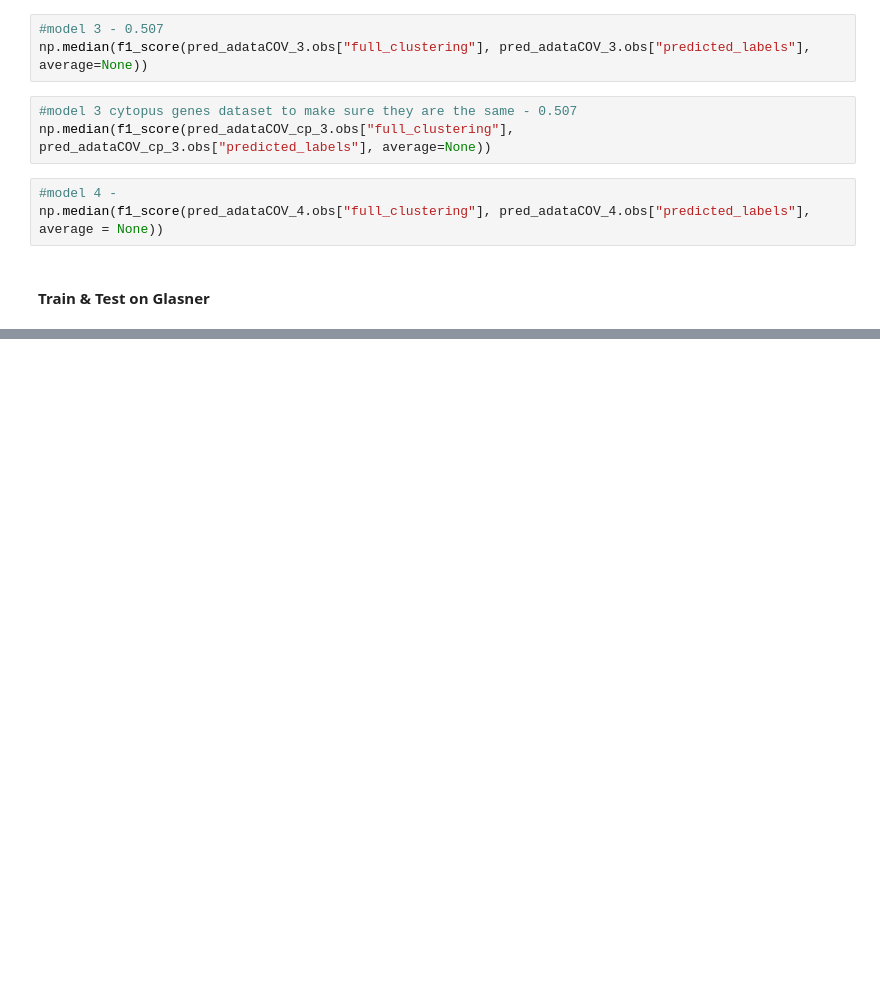
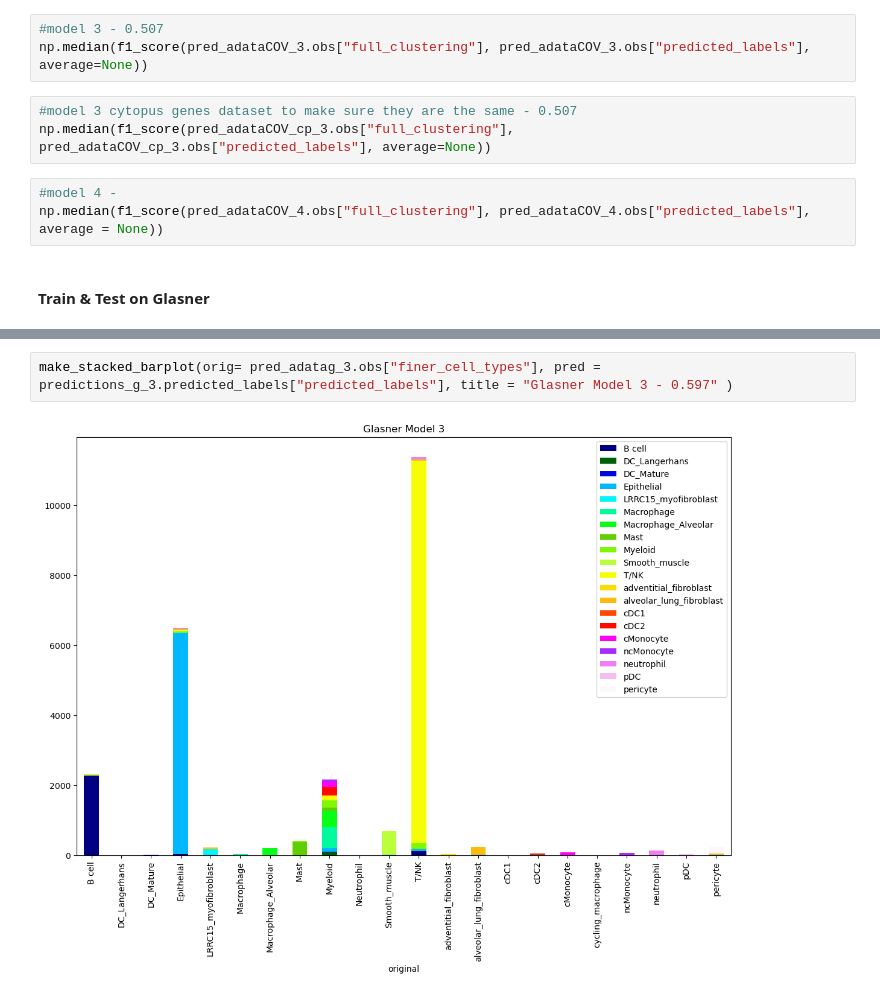
Before and after one commit to joadams1/adams_celltypist, a Jupyter notebook: celltypist/Benchmarking Models.ipynb, the cells around one changed output, grey strips where cells are left out. Cells and saved outputs as stored; diff of their text form; blank space fills up the shorter version.

```diff
--- a/celltypist/Benchmarking Models.ipynb
+++ b/celltypist/Benchmarking Models.ipynb
@@ -352,0 +393,4 @@ True
+# %%
+make_stacked_barplot(orig= pred_adatag_3.obs["finer_cell_types"], pred = predictions_g_3.predicted_labels["predicted_labels"], title = "Glasner Model 3 - 0.597" )
+# %% [output]
+[figure, added]
```
Also changed, not shown: parts of 21 cells of this notebook.
